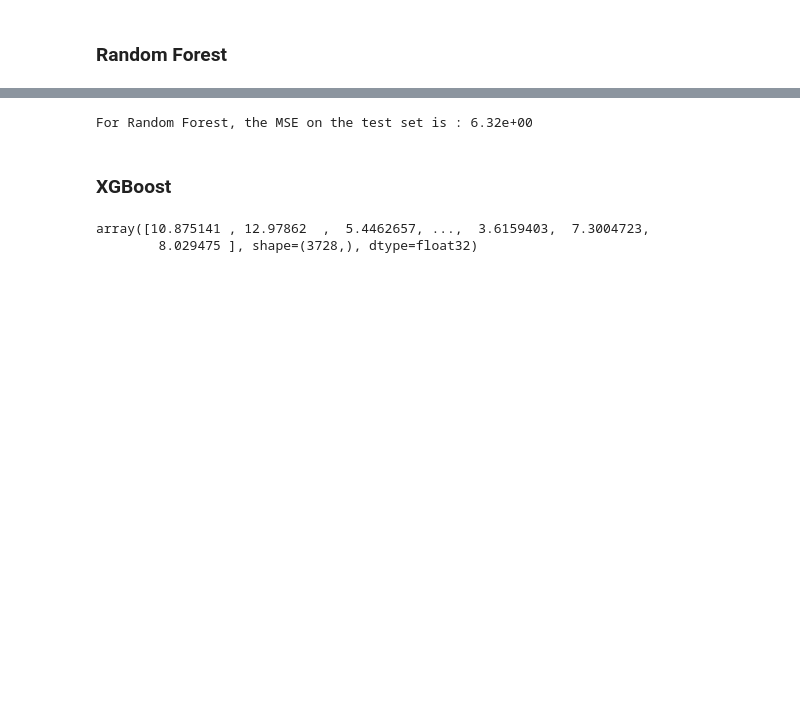
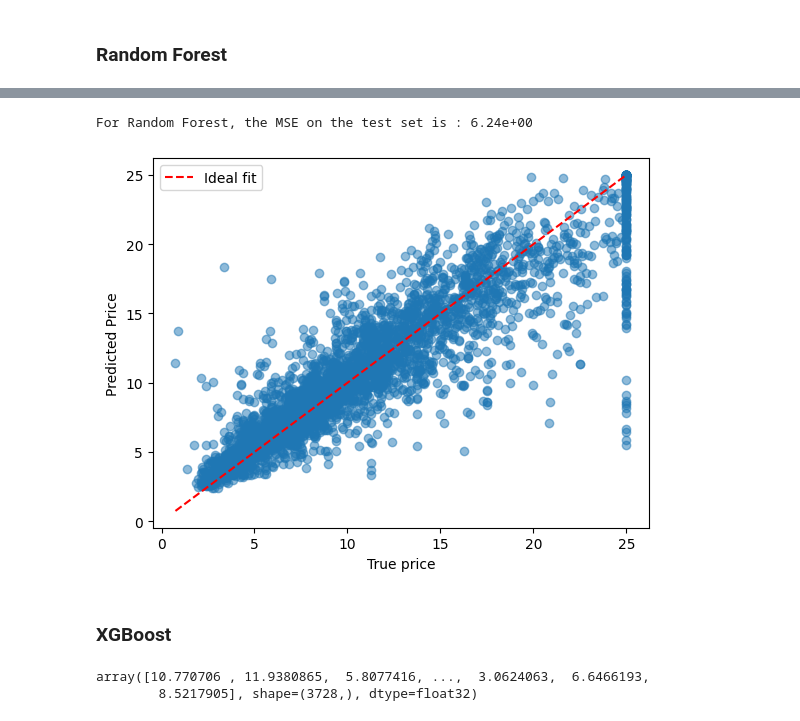
Before and after one commit to T-prog123/ML_classics, a Jupyter notebook: hackathon/california_housing_hackathon/califronia_housing_hackathon.ipynb, the cells around one changed output, grey strips where cells are left out. Drawn from its saved outputs; the diff is of its cells as text; code cells hidden in the pictures; blank space fills up the shorter version.

```diff
--- a/hackathon/california_housing_hackathon/califronia_housing_hackathon.ipynb
+++ b/hackathon/california_housing_hackathon/califronia_housing_hackathon.ipynb
@@ -140,15 +184,17 @@ array([ 9.92015  , 10.297201 ,  7.2105505, ...,  4.25905  ,  6.6945   ,
 # %%
 y_predict_test_rf = rf.predict(X_test_df)
 print(f"For Random Forest, the MSE on the test set is : {mean_squared_error(y_test_df.values, y_predict_test_rf):.2e}")
+plot_scatter_evaluation(y_test_df, y_predict_test_rf)
 # %% [output]
-For Random Forest, the MSE on the test set is : 6.32e+00
+For Random Forest, the MSE on the test set is : 6.24e+00
+[figure, added]
 # %% [markdown]
 ### XGBoost
 # %%
 xgb_model = XGBRegressor()
-xgb_model.fit(X_train_df, y_train_df)
+xgb_model.fit(X_train_df.values, y_train_df)
 xgb_model.predict(X_test_df)
 # %% [output]
-array([10.875141 , 12.97862  ,  5.4462657, ...,  3.6159403,  7.3004723,
-        8.029475 ], shape=(3728,), dtype=float32)
+array([10.770706 , 11.9380865,  5.8077416, ...,  3.0624063,  6.6466193,
+        8.5217905], shape=(3728,), dtype=float32)
 # %%
```
Also changed, not shown: parts of 13 cells of this notebook.
